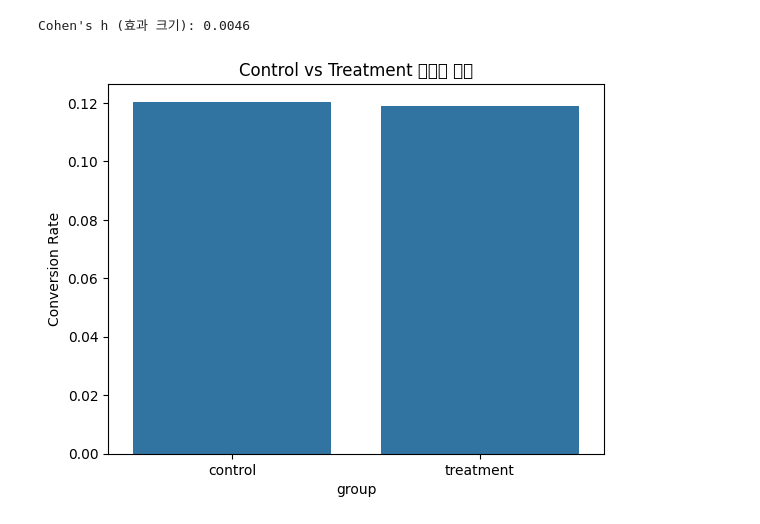
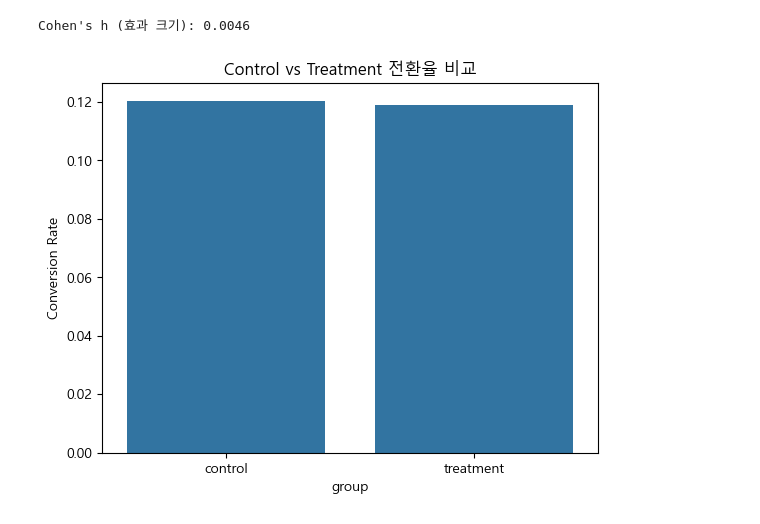
Before and after one commit to Junemo-hub/ab-test-experiment-design, a Jupyter notebook: 01_abtest_ecommerce_2022/notebooks/02_ab_test_analysis.ipynb, the cells around one changed output. Drawn from its saved outputs; the diff is of its cells as text; code cells hidden in the pictures.

```diff
--- a/01_abtest_ecommerce_2022/notebooks/02_ab_test_analysis.ipynb
+++ b/01_abtest_ecommerce_2022/notebooks/02_ab_test_analysis.ipynb
@@ -85,13 +85,23 @@ print(f"\nCohen's h (효과 크기): {cohen_h:.4f}")
 Cohen's h (효과 크기): 0.0046
 # %%
 # 5. 시각화 - 전환율 차이 시각화
+
+import matplotlib.pyplot as plt
+import matplotlib as mpl
+
+# 한글 깨짐 방지 설정
+mpl.rcParams['font.family'] = 'Malgun Gothic'  # Windows 사용자용
+mpl.rcParams['axes.unicode_minus'] = False     # 마이너스(-) 깨짐 방지
+
+### 위까진 폰트 내용임 ###
+
 summary['conversion_rate'] = summary['conversions'] / summary['total']
 summary.reset_index(inplace=True)
 
 sns.barplot(data=summary, x='group', y='conversion_rate')
 plt.title('Control vs Treatment 전환율 비교')
 plt.ylabel('Conversion Rate')
 plt.savefig('../outputs/figures/7_conversion_rate_comparison.png')
 plt.show()
 # %% [output]
-[figure, old version]
+[figure, new version]
```
Also changed, not shown: 3 other files.
